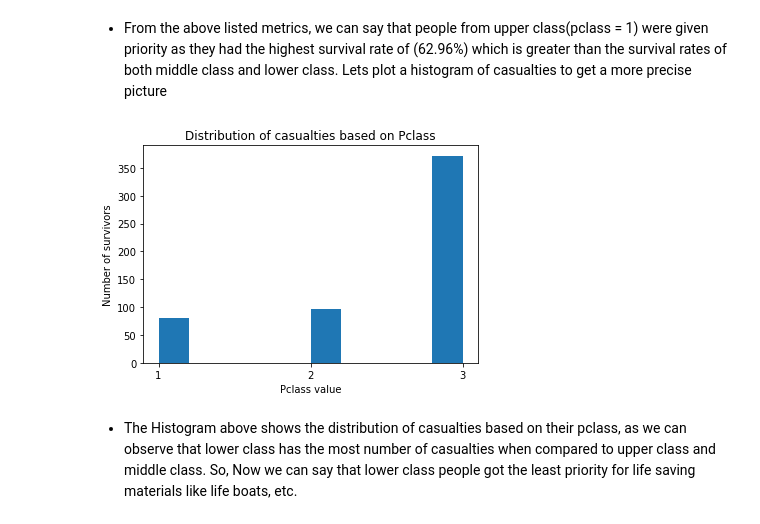
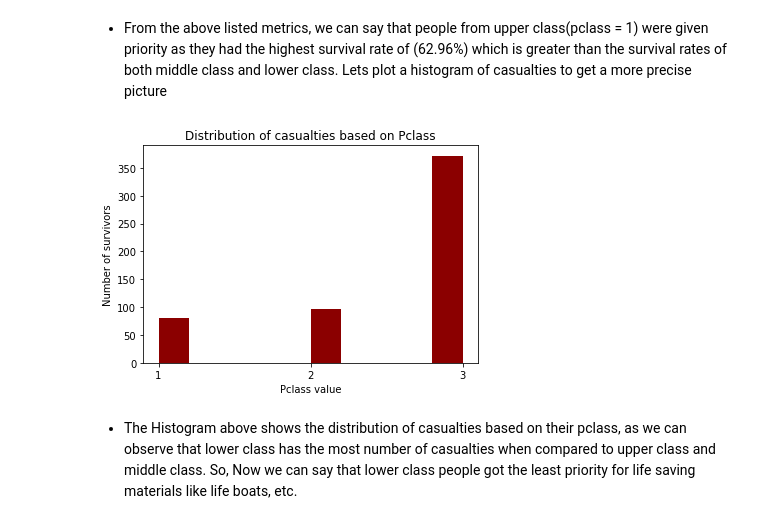
Before and after one commit to chaitanya6761/Udacity-Data-Analyst-Nano-Degree, a Jupyter notebook: P2 Investigate A Dataset(Titanic Survival Data)/Titanic_Data_Analysis.ipynb, the cells around one changed output. Cells and saved outputs as stored; diff of their text form; code cells hidden in the pictures.

```diff
--- a/P2 Investigate A Dataset(Titanic Survival Data)/Titanic_Data_Analysis.ipynb
+++ b/P2 Investigate A Dataset(Titanic Survival Data)/Titanic_Data_Analysis.ipynb
@@ -166,21 +180,21 @@ Survival Rate: 24.24%
 # %%
 pclass_casualties = pclass[survival_data == 0]
 
 def drawHistogram(data,title,xlabel,ylabel,xticks=None,yticks=None,bins=None,color=None):
     plt.title(title)
     plt.xlabel(xlabel)
     plt.ylabel(ylabel)
     if xticks != None :
         plt.xticks(xticks)
     if yticks != None :
         plt.yticks(yticks)
     plt.hist(data,bins=bins,color=color)
     plt.show()
 
 drawHistogram(pclass_casualties,'Distribution of casualties based on Pclass',
-              'Pclass value','Number of survivors',range(1,4))
+              'Pclass value','Number of survivors',range(1,4),color='DarkRed')
 # %% [output]
-[figure, old version]
+[figure, new version]
 # %% [markdown]
 - The Histogram above shows the distribution of casualties based on their pclass, as we can observe that lower class has the   most number of casualties when compared to upper class and middle class. So, Now we can say that lower class people got the   least priority for life saving materials like life boats, etc.
 # %% [markdown]
```
Also changed, not shown: parts of 9 cells of this notebook.
